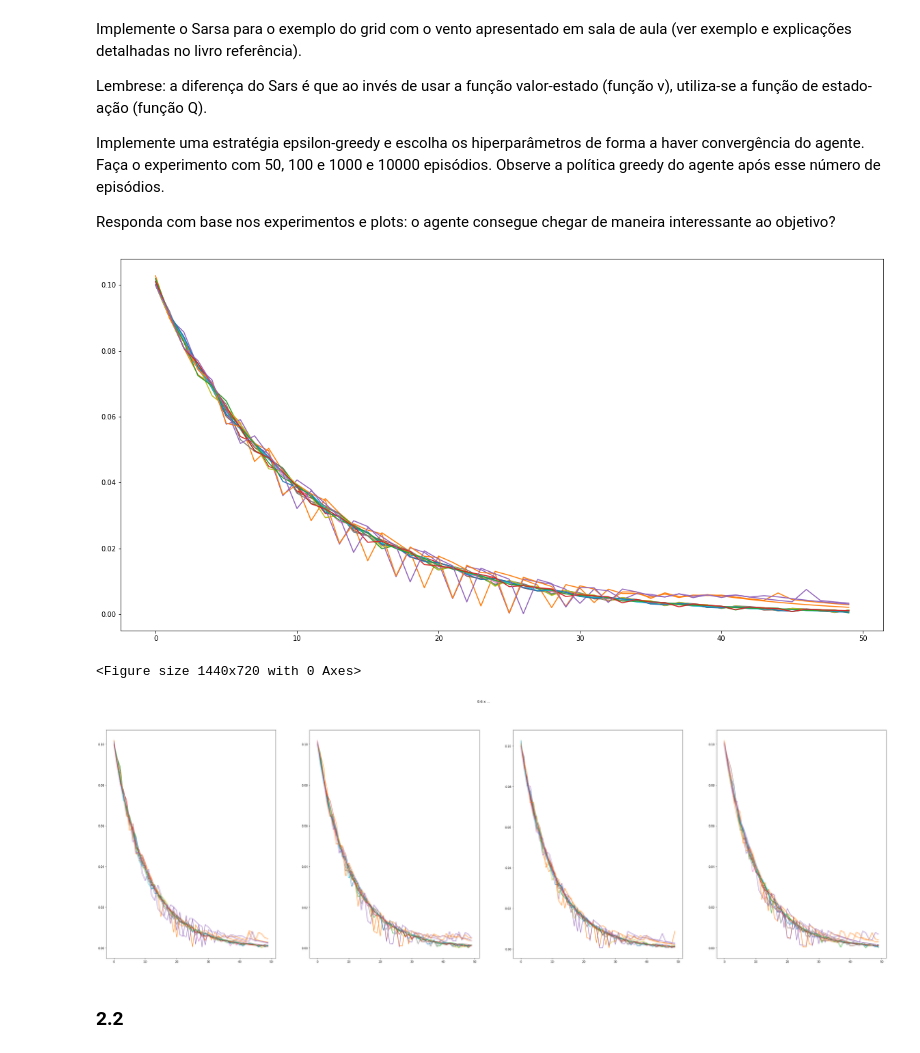
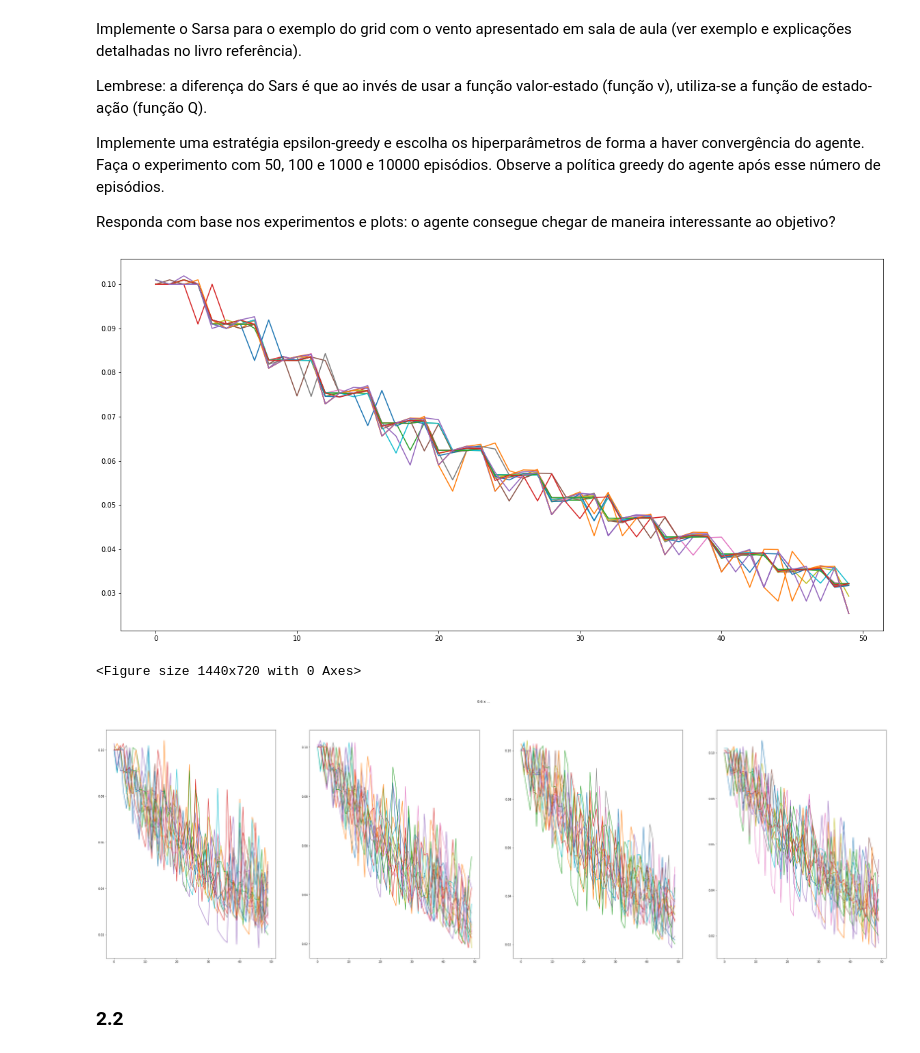
Before and after one commit to girotodenis/semisupervisionada, a Jupyter notebook: RL_Deep_Learning_2019_1_NOME_INICIAL_DOS_INTEGRANTES.ipynb, the cells around one changed output. Saved outputs shown, nothing was run; the diff lists cells and outputs as text; code cells hidden in the pictures.

```diff
--- a/RL_Deep_Learning_2019_1_NOME_INICIAL_DOS_INTEGRANTES.ipynb
+++ b/RL_Deep_Learning_2019_1_NOME_INICIAL_DOS_INTEGRANTES.ipynb
@@ -421,15 +421,18 @@ class Cell:
     def exploit(self, actions):
         self.indexActions = self.values.index(max(self.values))
         action = actions[self.indexActions]
+        self.value = self.values[self.indexActions]
         return action
 
     def explore(self, actions):
         action = random.choice(actions);
         self.indexActions = actions.index(action)
+        self.value = self.values[self.indexActions]
         return action
 
     def learn(self, alpha, reward_value, gamma, cell_final_state ):
-        self.value += alpha * (reward_value + gamma * cell_final_state.value - self.value)
+        #self.value += alpha * (reward_value + gamma * cell_final_state.value - self.value)
+        self.value += alpha * (reward_value + gamma * cell_final_state.values[self.indexActions] - self.value)
         self.values[self.indexActions] = self.value
 
     def __str__(self):
@@ -462,34 +465,34 @@ def sarsa(epsilon = 0.1, iterations = 1000):
         while True:
 
             current_cell = Q[s]
 
             #print(current_cell)
 
             action = current_cell.epsilon_greedy(epsilon, actions)
             final_state = takeAction(s, action, terminal_states, grid_size)
 
             if final_state is None:
                 break
 
             next_cell =  Q[final_state]
             old_cell_value = current_cell.value
             #Q[s] += alpha * (reward_value + gamma * Q[final_state] - Q[s])
             current_cell.learn(alpha, reward_value, gamma, next_cell )
 
             deltas[s].append(float(np.abs(old_cell_value - current_cell.value)))
 
             s = final_state
 
     all_series = [list(x)[:50] for x in deltas.values()]
     return all_series
 
 
 plt.figure(figsize=(20,10))
 all_series = sarsa()#[list(x)[:50] for x in deltas.values()]
 for series in all_series:
     plt.plot(series)
 # %% [output]
-[figure, old version]
+[figure, new version]
 # %%
 plt.figure(figsize=(20,10))
 plt.tight_layout()
@@ -511,7 +514,7 @@ for series in all_series12:
     ax4.plot(series)
 # %% [output]
 <Figure size 1440x720 with 0 Axes>
-[figure, old version]
+[figure, new version]
 # %% [markdown]
 ### 2.2
 # %% [markdown]
```
Also changed, not shown: parts of 10 cells of this notebook.
